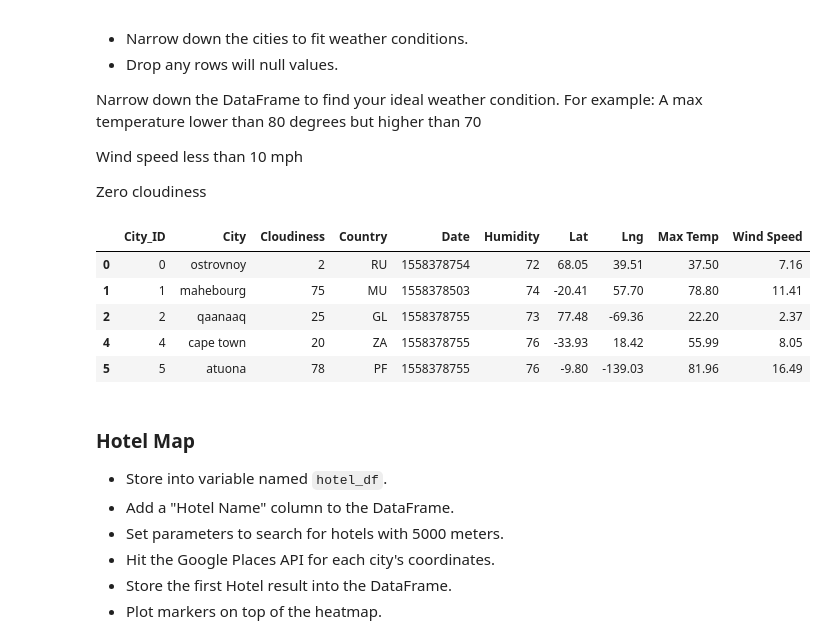
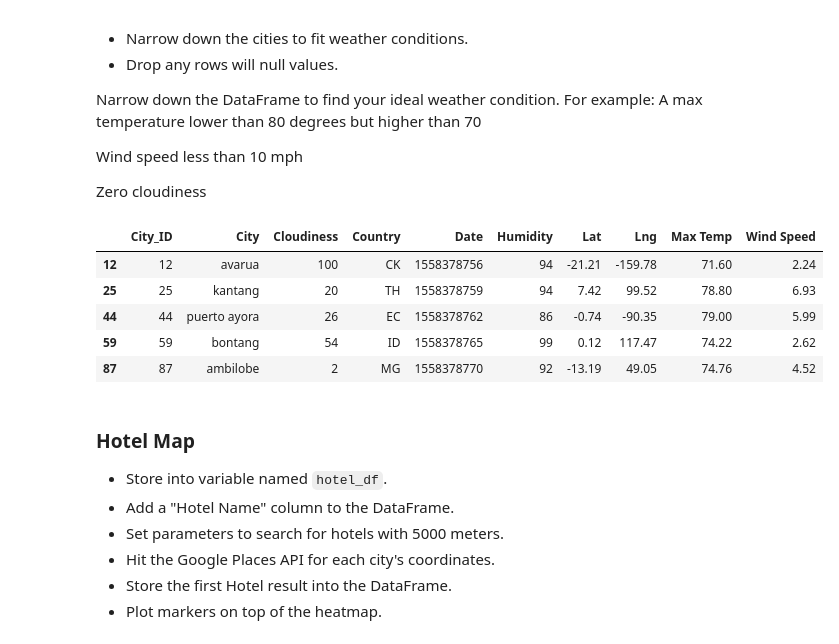
Before and after one commit to xilo94/python-api-challenge, a Jupyter notebook: starter_code/VacationPy.ipynb, the cells around one changed output. Saved outputs shown, nothing was run; the diff lists cells and outputs as text; code cells hidden in the pictures.

```diff
--- a/starter_code/VacationPy.ipynb
+++ b/starter_code/VacationPy.ipynb
@@ -27,7 +27,7 @@ gmaps.configure(api_key = g_key)
 
 output_data_file = "../output_data/cities.csv"
 city_data = pd.read_csv(output_data_file)
-city_data.dropna(inplace = True)
+# city_data.dropna(inplace = True)
 city_data.head()
 # city_data_df = pd.DataFrame(city_data, columns=['City', 'Lat', 'Lng', 'Max Temp', 'Current Description', 'Humidity', 'Cloudiness', 'Wind Speed', 'Country'])
 
@@ -80,18 +83,15 @@ Wind speed less than 10 mph
 
 Zero cloudiness
 # %%
-weather_min = city_data.loc[city_data['Max Temp']< 80,:]
-weather_max = city_data.loc[city_data['Max Temp'] >70,:]
-weather_wind = city_data.loc[city_data['Wind Speed'] <10,:]
-weather_cloud = city_data.loc[city_data['Cloudiness'] != 0,:]
-weather_cloud.head()
+narrow_city = city_data.loc[(city_data['Max Temp']< 80) & (city_data['Max Temp'] >70) & (city_data['Wind Speed'] <10) & (city_data['Cloudiness'] !=0)].dropna()
+narrow_city.head()
 # %% [output]
 |  | City_ID | City | Cloudiness | Country | Date | Humidity | Lat | Lng | Max Temp | Wind Speed |
-| 0 | 0 | ostrovnoy | 2 | RU | 1558378754 | 72 | 68.05 | 39.51 | 37.50 | 7.16 |
-| 1 | 1 | mahebourg | 75 | MU | 1558378503 | 74 | -20.41 | 57.70 | 78.80 | 11.41 |
-| 2 | 2 | qaanaaq | 25 | GL | 1558378755 | 73 | 77.48 | -69.36 | 22.20 | 2.37 |
-| 4 | 4 | cape town | 20 | ZA | 1558378755 | 76 | -33.93 | 18.42 | 55.99 | 8.05 |
-| 5 | 5 | atuona | 78 | PF | 1558378755 | 76 | -9.80 | -139.03 | 81.96 | 16.49 |
+| 12 | 12 | avarua | 100 | CK | 1558378756 | 94 | -21.21 | -159.78 | 71.60 | 2.24 |
+| 25 | 25 | kantang | 20 | TH | 1558378759 | 94 | 7.42 | 99.52 | 78.80 | 6.93 |
+| 44 | 44 | puerto ayora | 26 | EC | 1558378762 | 86 | -0.74 | -90.35 | 79.00 | 5.99 |
+| 59 | 59 | bontang | 54 | ID | 1558378765 | 99 | 0.12 | 117.47 | 74.22 | 2.62 |
+| 87 | 87 | ambilobe | 2 | MG | 1558378770 | 92 | -13.19 | 49.05 | 74.76 | 4.52 |
 # %% [markdown]
 ### Hotel Map
 * Store into variable named `hotel_df`.
```
Also changed, not shown: parts of 9 cells of this notebook, 1 other file.
